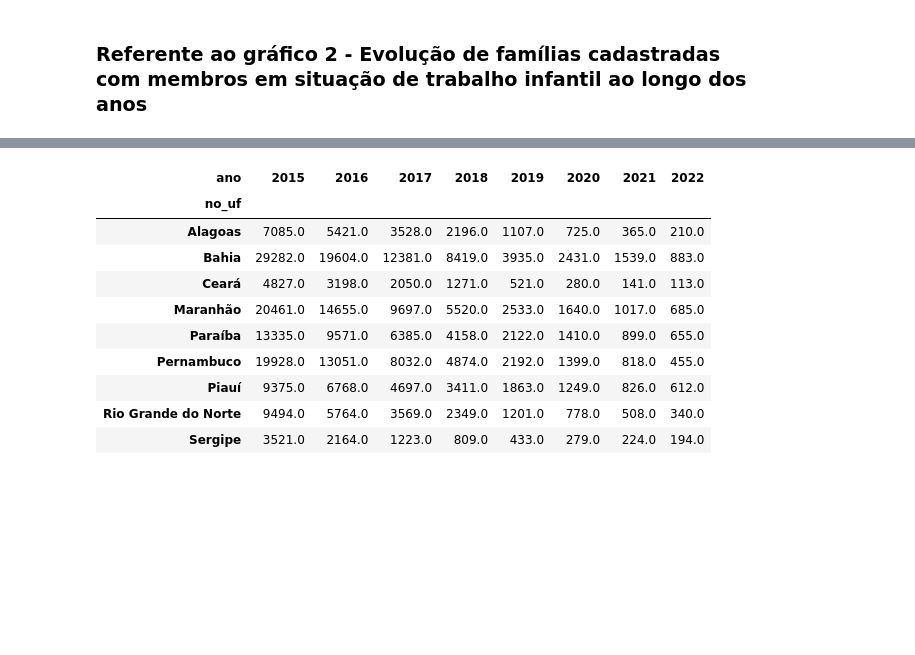
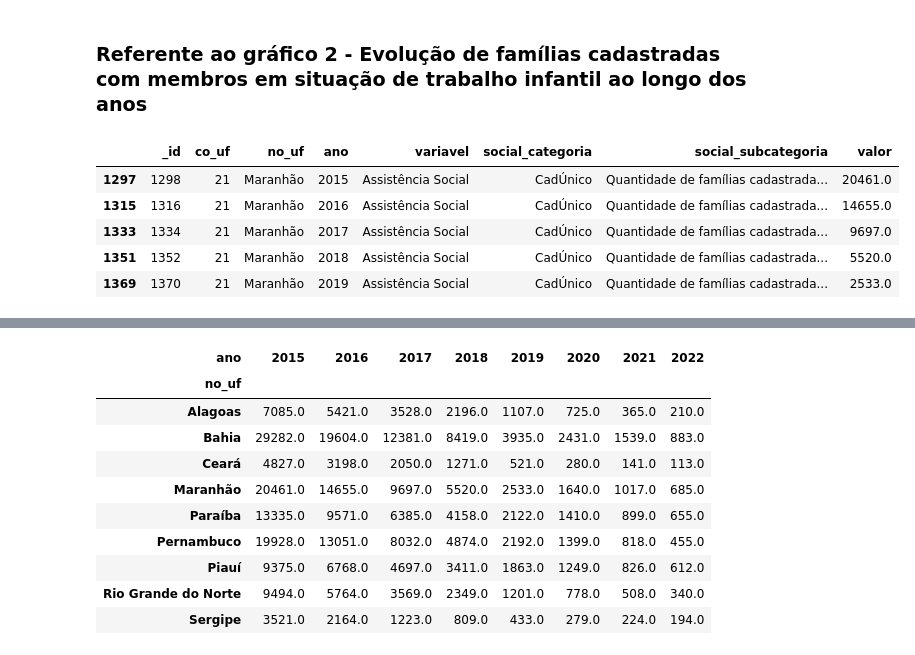
Before and after one commit to edilton-bs/AV1IntroCD, a Jupyter notebook: main.ipynb, the cells around one changed output, grey strips where cells are left out. Drawn from its saved outputs; the diff is of its cells as text; code cells hidden in the pictures; blank space fills up the shorter version.

```diff
--- a/main.ipynb
+++ b/main.ipynb
@@ -102,3 +102,19 @@ plt.show()
 [figure]
 # %% [markdown]
 ### Referente ao gráfico 2 - Evolução de famílias cadastradas com membros em situação de trabalho infantil ao longo dos anos
+# %%
+# filtrando dados do nordeste
+estados_nordeste = ['Maranhão', 'Piauí', 'Ceará', 'Rio Grande do Norte', 'Paraíba',
+                    'Pernambuco', 'Alagoas', 'Sergipe', 'Bahia']
+
+df_nordeste = df[df['no_uf'].isin(estados_nordeste)]
+df_nordeste = df_nordeste[df_nordeste['social_subcategoria'] == 'Quantidade de famílias cadastradas com algum membro em situação de trabalho infantil']
+
+df_nordeste.head()
+# %% [output]
+|  | _id | co_uf | no_uf | ano | variavel | social_categoria | social_subcategoria | valor |
+| 1297 | 1298 | 21 | Maranhão | 2015 | Assistência Social | CadÚnico | Quantidade de famílias cadastrada... | 20461.0 |
+| 1315 | 1316 | 21 | Maranhão | 2016 | Assistência Social | CadÚnico | Quantidade de famílias cadastrada... | 14655.0 |
+| 1333 | 1334 | 21 | Maranhão | 2017 | Assistência Social | CadÚnico | Quantidade de famílias cadastrada... | 9697.0 |
+| 1351 | 1352 | 21 | Maranhão | 2018 | Assistência Social | CadÚnico | Quantidade de famílias cadastrada... | 5520.0 |
+| 1369 | 1370 | 21 | Maranhão | 2019 | Assistência Social | CadÚnico | Quantidade de famílias cadastrada... | 2533.0 |
```
Also changed, not shown: parts of 2 cells of this notebook.
